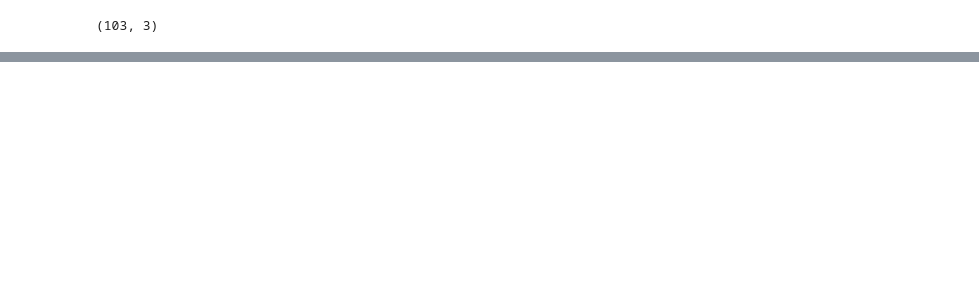
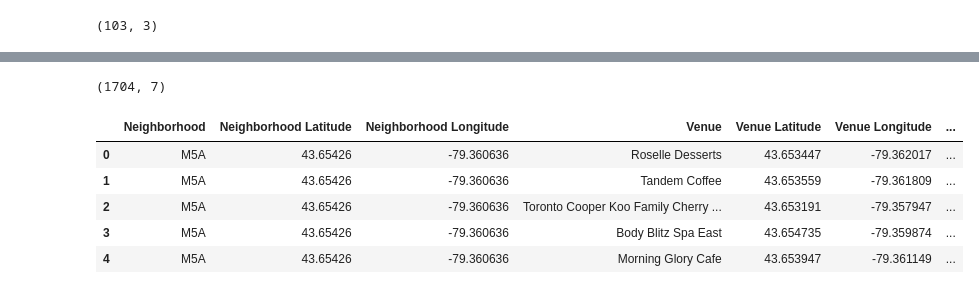
Before and after one commit to Hassan-BABAOUSMAIL/Coursera_Capstone, a Jupyter notebook: ADSCP_W3_Assignment.ipynb, the cells around one changed output, grey strips where cells are left out. Saved outputs shown, nothing was run; the diff lists cells and outputs as text; code cells hidden in the pictures; blank space fills up the shorter version.

```diff
--- a/ADSCP_W3_Assignment.ipynb
+++ b/ADSCP_W3_Assignment.ipynb
@@ -84,0 +97,4 @@ dff.shape
+# %%
+loc_df.rename(columns={'Postal Code':'Postcode'},inplace=True)
+neigh_loc_df = pd.merge(dff, loc_df, on='Postcode')
+neigh_loc_df.tail()
@@ -84,0 +114,12 @@ dff.shape
+# %%
+lsts = list()
+toronto_data = pd.DataFrame()
+for i in neigh_loc_df['Borough']:
+  if 'Toronto' in i :
+    if i not in lsts:
+      lsts.append(i)
+      toronto_data= toronto_data.append( neigh_loc_df[neigh_loc_df['Borough'] == i])
+
+print(lsts)
+
+toronto_data.head()
@@ -84,0 +151,9 @@ dff.shape
+# %%
+CLIENT_ID = 'MYWJ0UEPBQLQLLVDT5ZJYDV5OI3ZLSDCVOMZQNMA3IVSEXPZ' # your Foursquare ID
+CLIENT_SECRET = '1U5MXRW435LVUNSQ1YRU1JJ0WAP133D53AAIUCKLTPAZQ2LS' # your Foursquare Secret
+VERSION = '20180605' # Foursquare API version
+LIMIT=100
+radius=500
+print('Your credentails:')
+print('CLIENT_ID: ' + CLIENT_ID)
+print('CLIENT_SECRET:' + CLIENT_SECRET)
@@ -84,0 +204,5 @@ dff.shape
+# %%
+toronto_venues = getNearbyVenues(names=toronto_data['Postcode'],
+                                   latitudes=toronto_data['Latitude'],
+                                   longitudes=toronto_data['Longitude']
+                                  )
@@ -84,0 +227,11 @@ dff.shape
+# %%
+print(toronto_venues.shape)
+toronto_venues.head()
+# %% [output]
+(1704, 7)
+|  | Neighborhood | Neighborhood Latitude | Neighborhood Longitude | Venue | Venue Latitude | Venue Longitude | ... |
+| 0 | M5A | 43.65426 | -79.360636 | Roselle Desserts | 43.653447 | -79.362017 | ... |
+| 1 | M5A | 43.65426 | -79.360636 | Tandem Coffee | 43.653559 | -79.361809 | ... |
+| 2 | M5A | 43.65426 | -79.360636 | Toronto Cooper Koo Family Cherry ... | 43.653191 | -79.357947 | ... |
+| 3 | M5A | 43.65426 | -79.360636 | Body Blitz Spa East | 43.654735 | -79.359874 | ... |
+| 4 | M5A | 43.65426 | -79.360636 | Morning Glory Cafe | 43.653947 | -79.361149 | ... |
```
Also changed, not shown: parts of 25 cells of this notebook.
